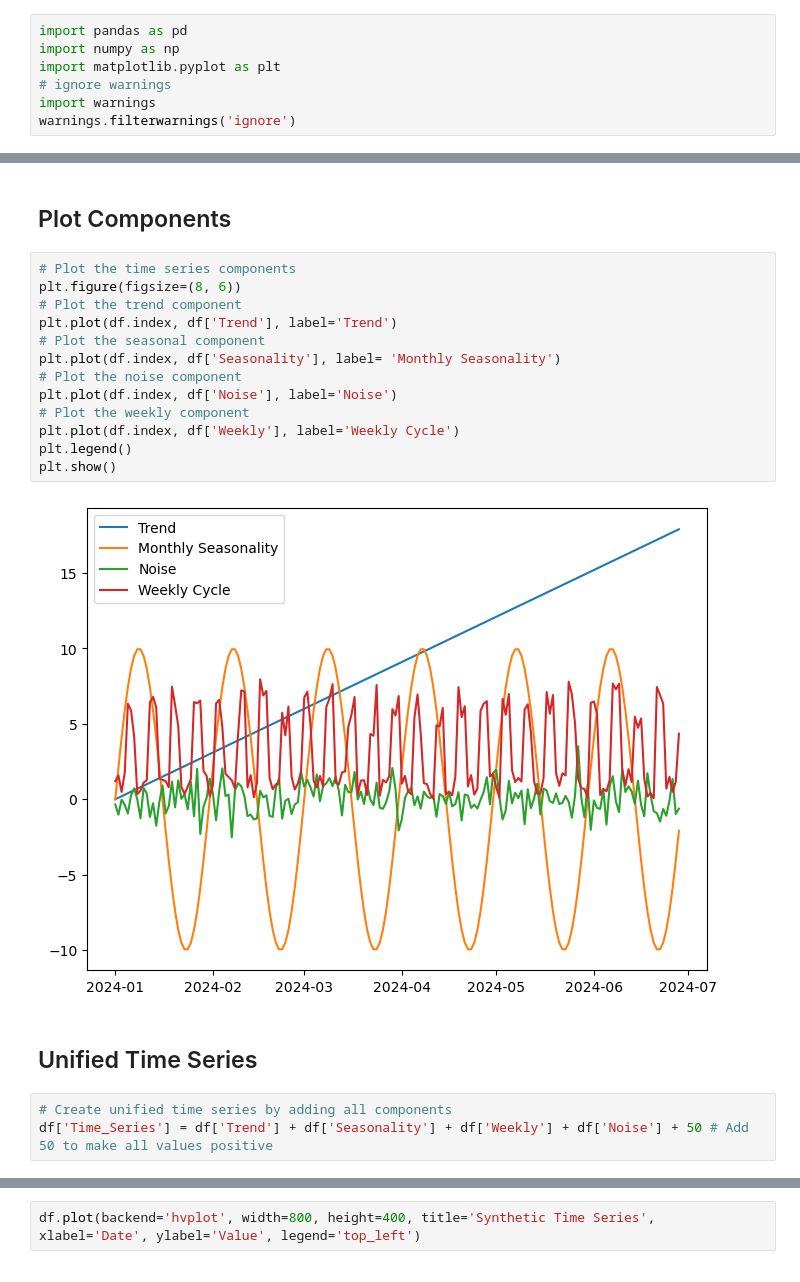
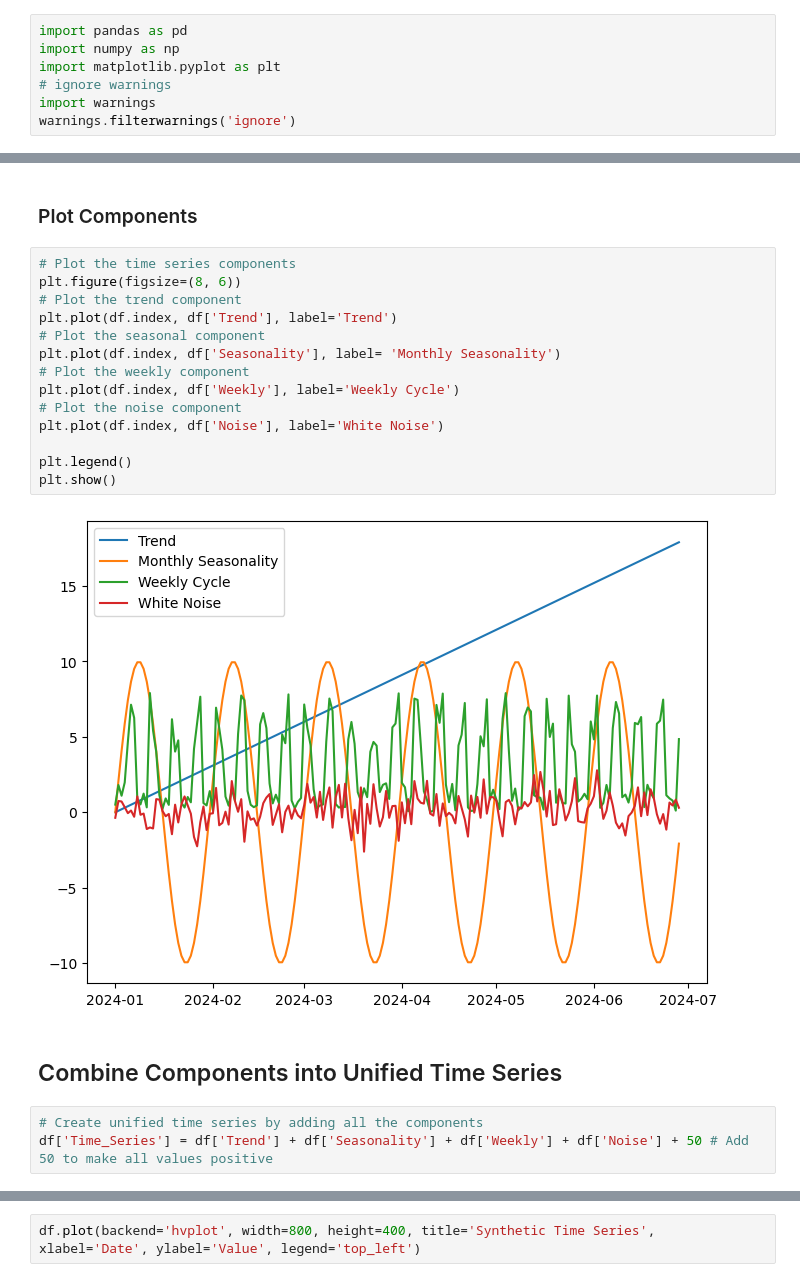
Before and after one commit to imriaharoni/AIRC-Time-Series-Workshop-2025, a Jupyter notebook: Lectures_notebooks/Lecture-1.ipynb, the cells around one changed output, grey strips where cells are left out. Cells and saved outputs as stored; diff of their text form.

```diff
--- a/Lectures_notebooks/Lecture-1.ipynb
+++ b/Lectures_notebooks/Lecture-1.ipynb
@@ -48,24 +54,25 @@ df.head()
 # %% [markdown]
-## Plot Components
+### Plot Components
 # %%
 # Plot the time series components
 plt.figure(figsize=(8, 6))
 # Plot the trend component
 plt.plot(df.index, df['Trend'], label='Trend')
 # Plot the seasonal component
 plt.plot(df.index, df['Seasonality'], label= 'Monthly Seasonality')
-# Plot the noise component
-plt.plot(df.index, df['Noise'], label='Noise')
 # Plot the weekly component
 plt.plot(df.index, df['Weekly'], label='Weekly Cycle')
+# Plot the noise component
+plt.plot(df.index, df['Noise'], label='White Noise')
+
 plt.legend()
 plt.show()
 # %% [output]
-[figure, old version]
+[figure, new version]
 # %% [markdown]
-## Unified Time Series
+## Combine Components into Unified Time Series
 # %%
-# Create unified time series by adding all components
+# Create unified time series by adding all the components
 df['Time_Series'] = df['Trend'] + df['Seasonality'] + df['Weekly'] + df['Noise'] + 50 # Add 50 to make all values positive
 # %%
 # Plot the unified time series
```
Also changed, not shown: parts of 26 cells of this notebook.
